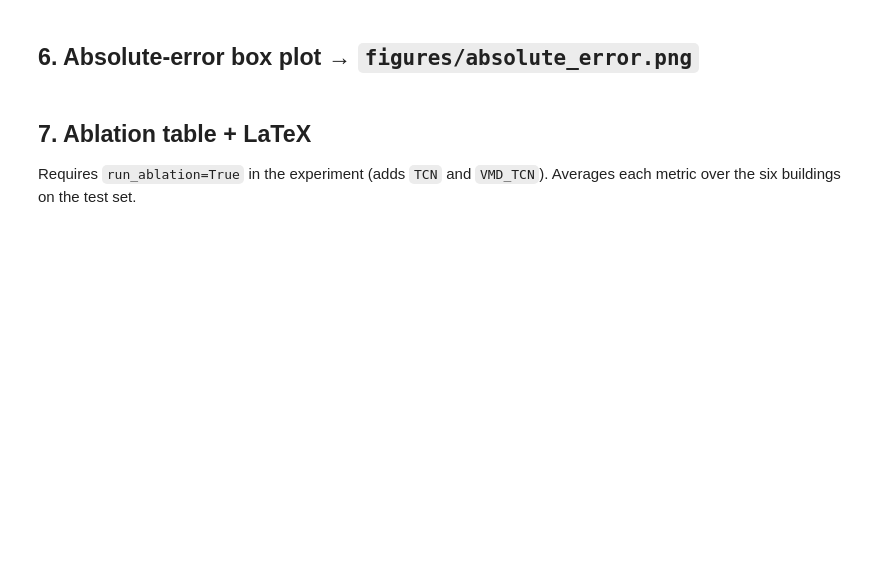
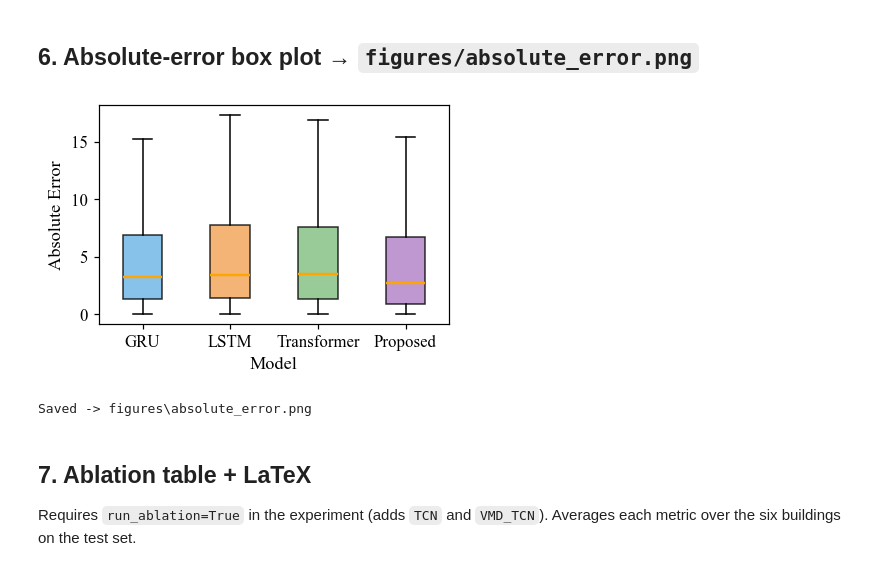
Before and after one commit to buntueng/PowerLoadForecasting, a Jupyter notebook: DayAhead-BuildingLoad/Confirm/analyze_results.ipynb, the cells around one changed output. Cells and saved outputs as stored; diff of their text form; code cells hidden in the pictures; blank space fills up the shorter version.

```diff
--- a/DayAhead-BuildingLoad/Confirm/analyze_results.ipynb
+++ b/DayAhead-BuildingLoad/Confirm/analyze_results.ipynb
@@ -225,29 +268,33 @@ scatter_figure()
 # %%
 def abs_error_box(dataset="test"):
     long = load_csv(os.path.join(STATS_DIR, "absolute_error_long.csv"))
     if long is not None and "Abs_Error" in long.columns:
         d = long[long["Dataset"]==dataset]
         getter = lambda m: d[d["Model"]==m]["Abs_Error"].dropna().values
         present = [m for m in (MODEL_ORDER) if m in d["Model"].unique()]
     elif preds is not None:
         d = preds[preds["Dataset"]==dataset].copy()
         d["Abs_Error"] = (d["Actual"]-d["Prediction"]).abs()
         getter = lambda m: d[d["Model"]==m]["Abs_Error"].dropna().values
         present = [m for m in (MODEL_ORDER) if m in d["Model"].unique()]
     else:
         print("Need absolute_error_long.csv or all_predictions_long.csv"); return
     data = [getter(m) for m in present]
-    fig, ax = plt.subplots(figsize=(9, 5.5))
+    fig, ax = plt.subplots(figsize=(4, 2.8))
     bp = ax.boxplot(data, labels=[PRETTY.get(m,m) for m in present], showfliers=False,
                     patch_artist=True)
     colors = ["#69b3e7","#f2a154","#7fbf7f","#b07fc7","#d9d36a","#e08a8a"]
     for patch, c in zip(bp["boxes"], colors): patch.set_facecolor(c); patch.set_alpha(.8)
     for med in bp["medians"]: med.set_color("orange"); med.set_linewidth(1.6)
     ax.set_xlabel("Model"); ax.set_ylabel("Absolute Error")
+    ax.margins(x=0)
     fig.tight_layout()
     p = os.path.join(FIG_DIR, "absolute_error.png"); fig.savefig(p); plt.show()
     print("Saved ->", p)
 abs_error_box()
+# %% [output]
+[figure, added]
+Saved -> figures\absolute_error.png
 # %% [markdown]
 ## 7. Ablation table + LaTeX
 
```
Also changed, not shown: parts of 11 cells of this notebook, 11 other files.
